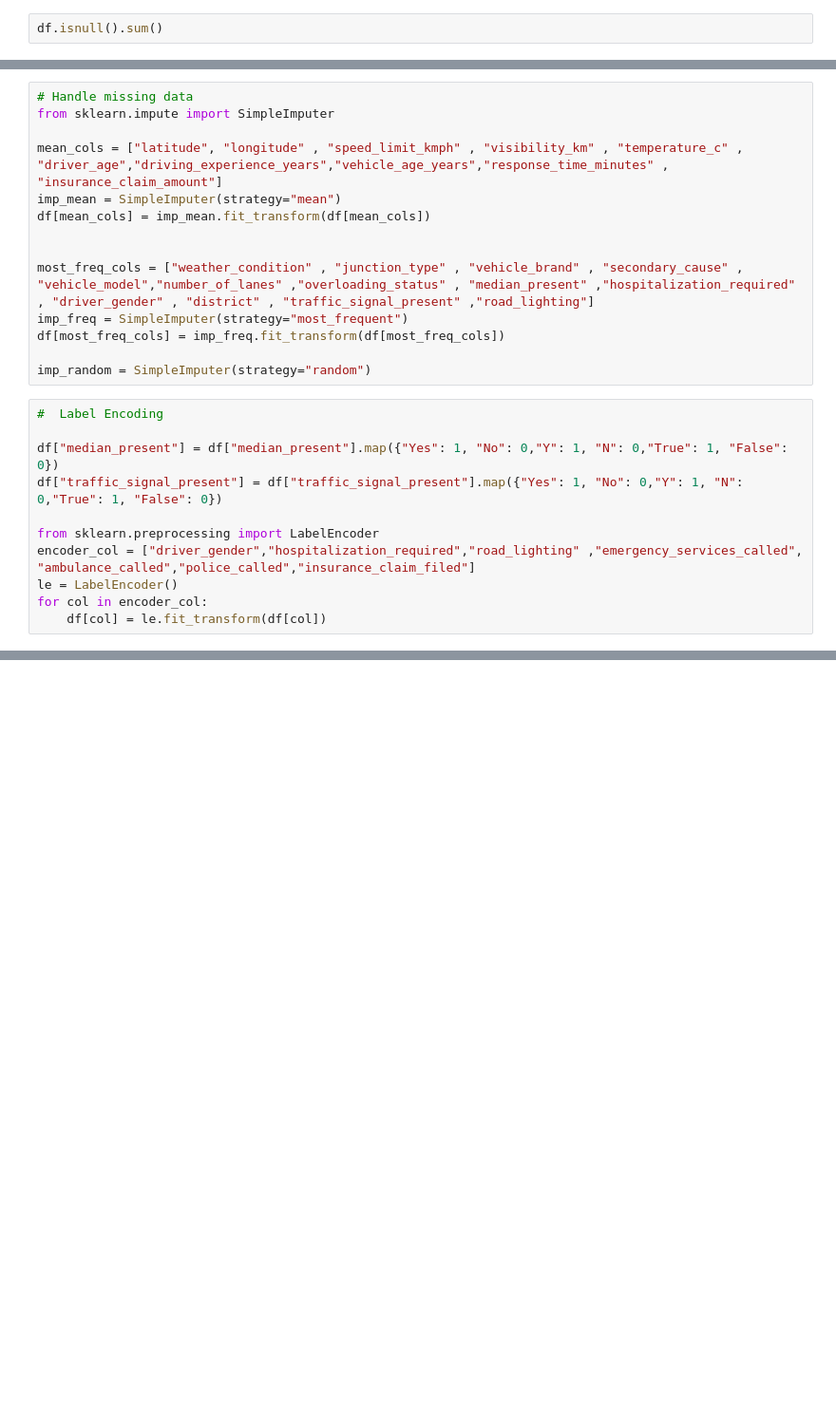
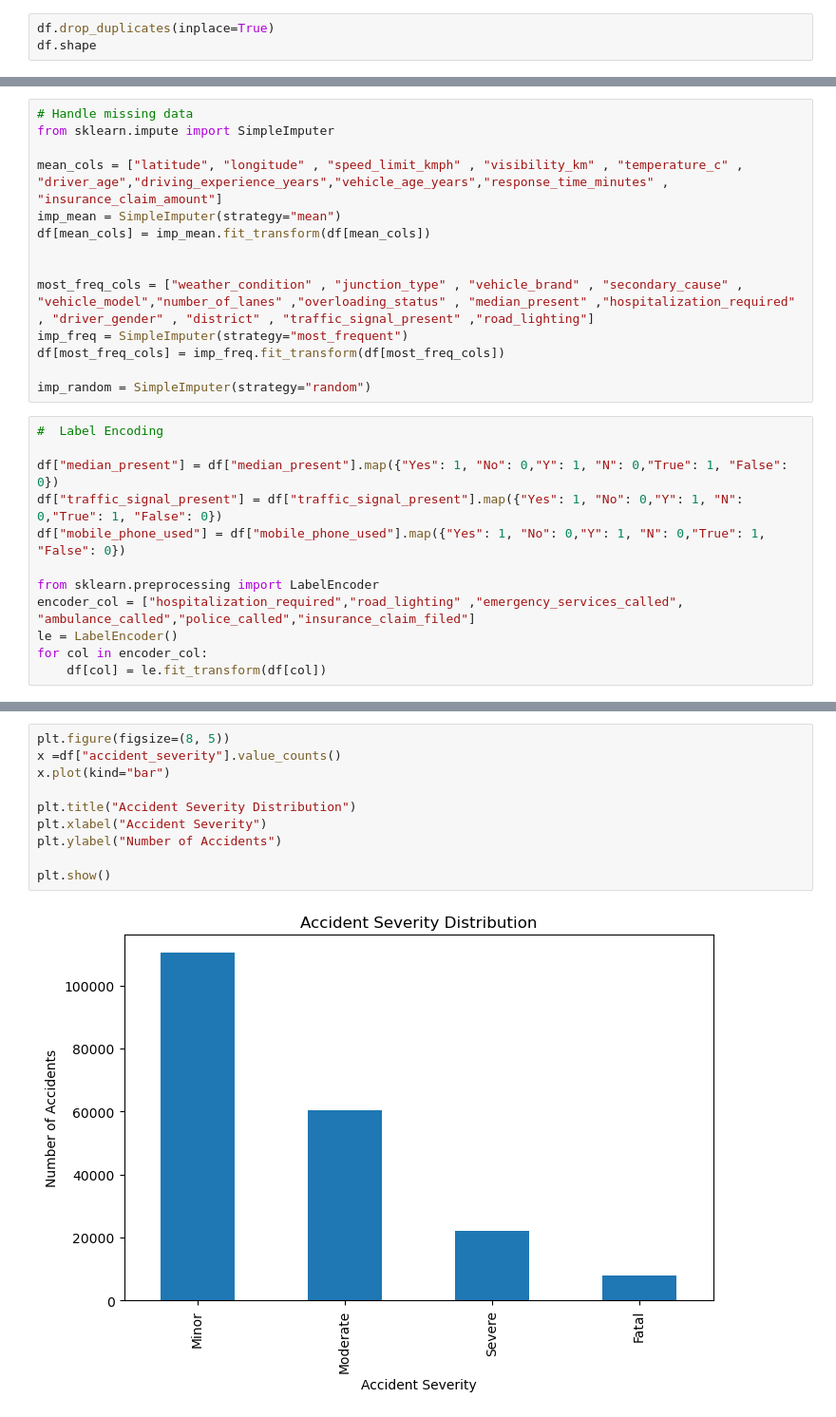
Before and after one commit to varunkumar-2107/Gdg-Task, a Jupyter notebook: gdgTask.ipynb, the cells around one changed output, grey strips where cells are left out. Shown at 95% size. Saved outputs shown, nothing was run; the diff lists cells and outputs as text; blank space fills up the shorter version.

```diff
--- a/gdgTask.ipynb
+++ b/gdgTask.ipynb
@@ -27,3 +27,4 @@ memory usage: 74.0+ MB
 # %%
-df.isnull().sum()
+df.drop_duplicates(inplace=True)
+df.shape
 # %% [output]
@@ -63,9 +48,10 @@ imp_random = SimpleImputer(strategy="random")
 
 df["median_present"] = df["median_present"].map({"Yes": 1, "No": 0,"Y": 1, "N": 0,"True": 1, "False": 0})
 df["traffic_signal_present"] = df["traffic_signal_present"].map({"Yes": 1, "No": 0,"Y": 1, "N": 0,"True": 1, "False": 0})
+df["mobile_phone_used"] = df["mobile_phone_used"].map({"Yes": 1, "No": 0,"Y": 1, "N": 0,"True": 1, "False": 0})
 
 from sklearn.preprocessing import LabelEncoder
-encoder_col = ["driver_gender","hospitalization_required","road_lighting" ,"emergency_services_called", "ambulance_called","police_called","insurance_claim_filed"]
+encoder_col = ["hospitalization_required","road_lighting" ,"emergency_services_called", "ambulance_called","police_called","insurance_claim_filed"]
 le = LabelEncoder()
 for col in encoder_col:
     df[col] = le.fit_transform(df[col])
@@ -119,0 +97,12 @@ df.sample(20)
+# %%
+plt.figure(figsize=(8, 5))
+x =df["accident_severity"].value_counts()
+x.plot(kind="bar")
+
+plt.title("Accident Severity Distribution")
+plt.xlabel("Accident Severity")
+plt.ylabel("Number of Accidents")
+
+plt.show()
+# %% [output]
+[figure, added]
```
Also changed, not shown: parts of 11 cells of this notebook, 1 other file.
